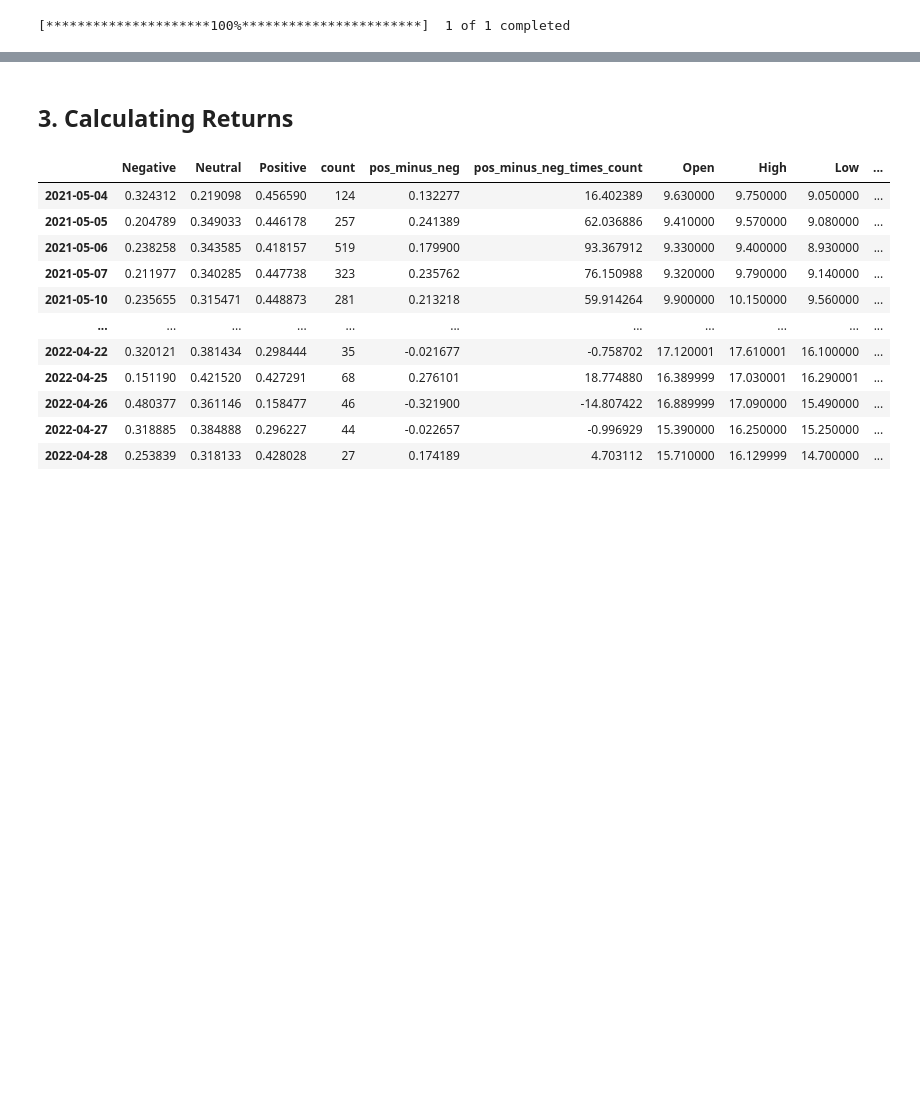
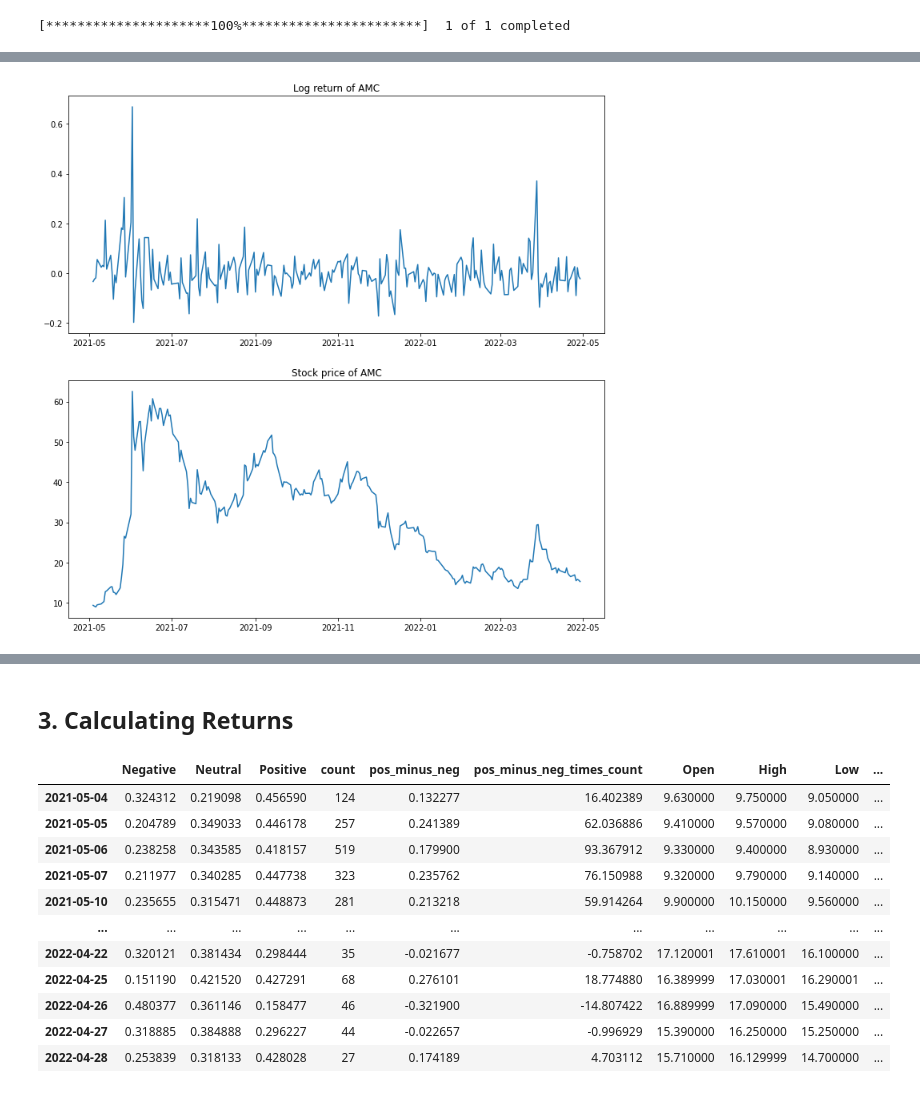
Before and after one commit to Jan-Burger/Bachelor-Thesis, a Jupyter notebook: notebooks/stock_prediction/correlation_calculation/AMC_correlation.ipynb, the cells around one changed output, grey strips where cells are left out. Drawn from its saved outputs; the diff is of its cells as text; code cells hidden in the pictures; blank space fills up the shorter version.

```diff
--- a/notebooks/stock_prediction/correlation_calculation/AMC_correlation.ipynb
+++ b/notebooks/stock_prediction/correlation_calculation/AMC_correlation.ipynb
@@ -32,0 +56,14 @@ data
+# %%
+fig, axs = plt.subplots(2)
+
+axs[0].plot(data.index.to_list() ,data["log_return"])
+axs[0].set_title("Log return of AMC")
+axs[1].plot(data.index.to_list(), data["Adj Close"])
+axs[1].set_title("Stock price of AMC")
+fig.set_figheight(12)
+fig.set_figwidth(12)
+
+
+plt.show()
+# %% [output]
+[figure, added]
```
Also changed, not shown: parts of 4 cells of this notebook, 39 other files.
